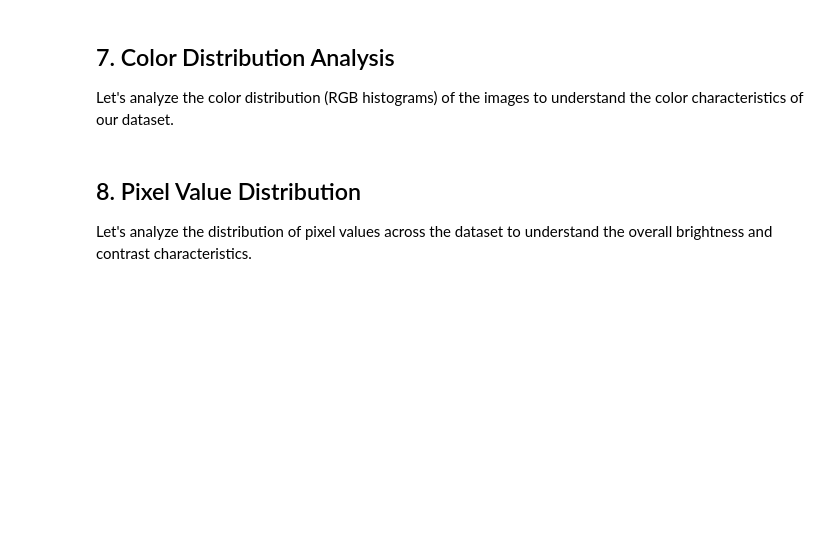
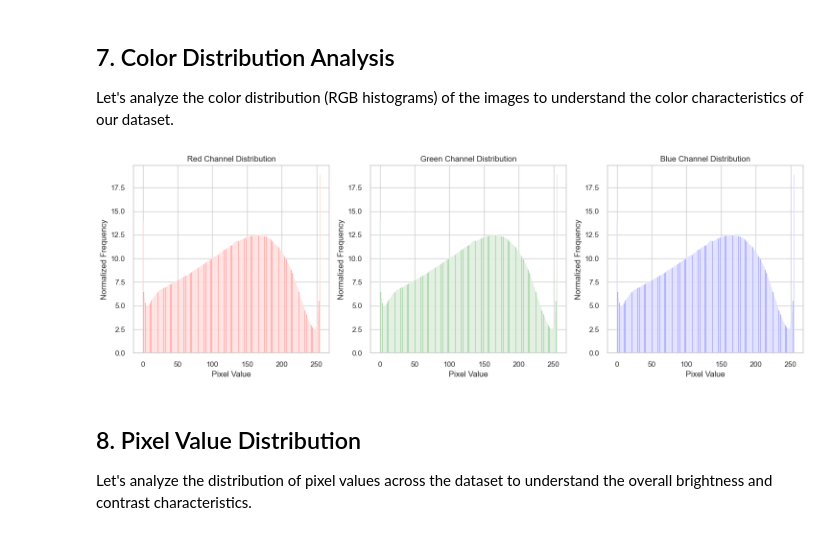
Before and after one commit to margavera/Facial-Expressions-Image-Classification, a Jupyter notebook: notebooks/EDA_Facial_Expressions.ipynb, the cells around one changed output. Cells and saved outputs as stored; diff of their text form; code cells hidden in the pictures; blank space fills up the shorter version.

```diff
--- a/notebooks/EDA_Facial_Expressions.ipynb
+++ b/notebooks/EDA_Facial_Expressions.ipynb
@@ -225,3 +229,7 @@ Removed 14 images.
+# %%
+# Get the paths of the filtered images
+filtered_train_image_paths = get_image_paths(filtered_train_df, TRAIN_PATH)
+filtered_test_image_paths = get_image_paths(filtered_test_df, TEST_PATH)
 # %% [markdown]
 ## 6. Image Statistics
 
@@ -245,7 +253,9 @@ max     48.0    48.0
 
 Let's analyze the color distribution (RGB histograms) of the images to understand the color characteristics of our dataset.
 # %%
-analyze_color_distribution(TRAIN_PATH)
+analyze_color_distribution(filtered_train_image_paths)
+# %% [output]
+[figure, added]
 # %% [markdown]
 ## 8. Pixel Value Distribution
 
```
Also changed, not shown: parts of 12 cells of this notebook, 1 other file.
